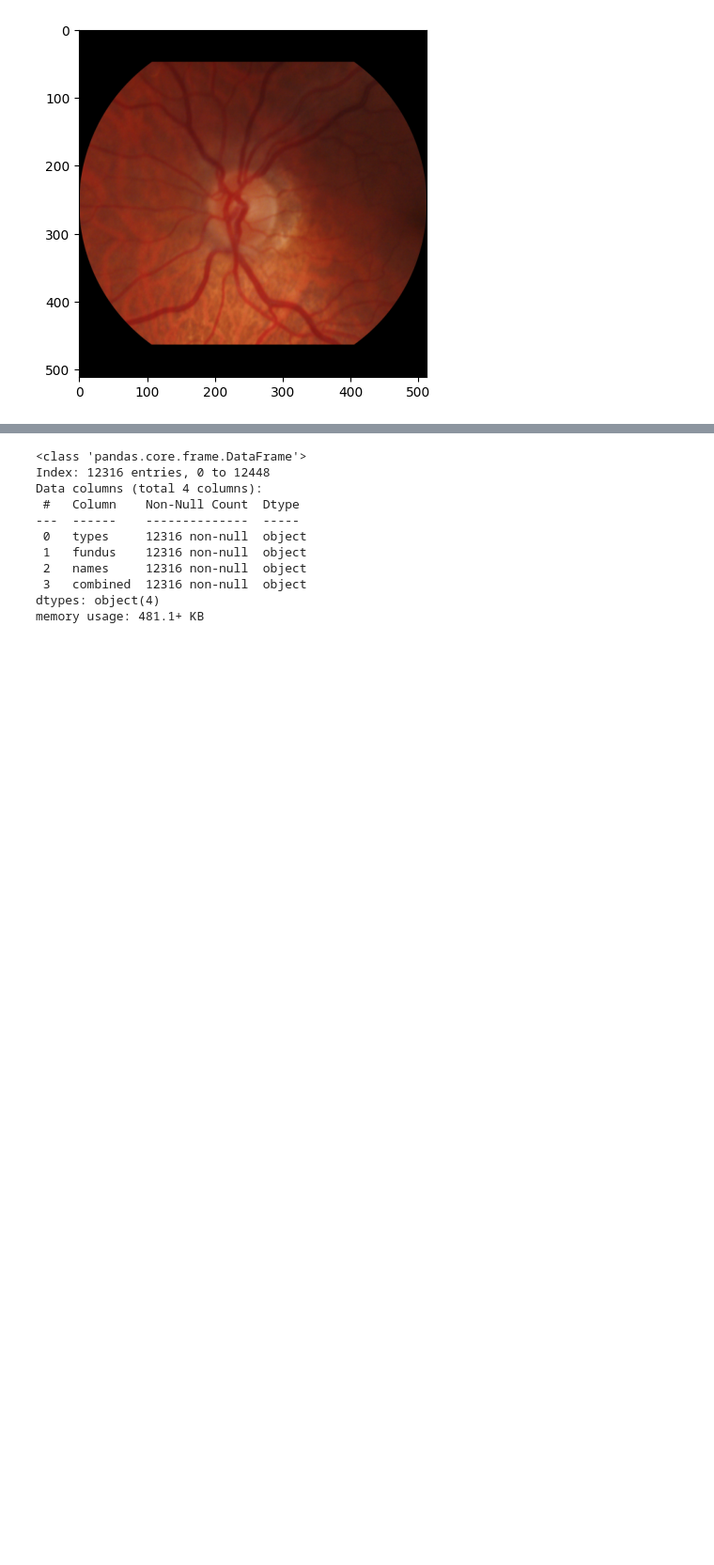
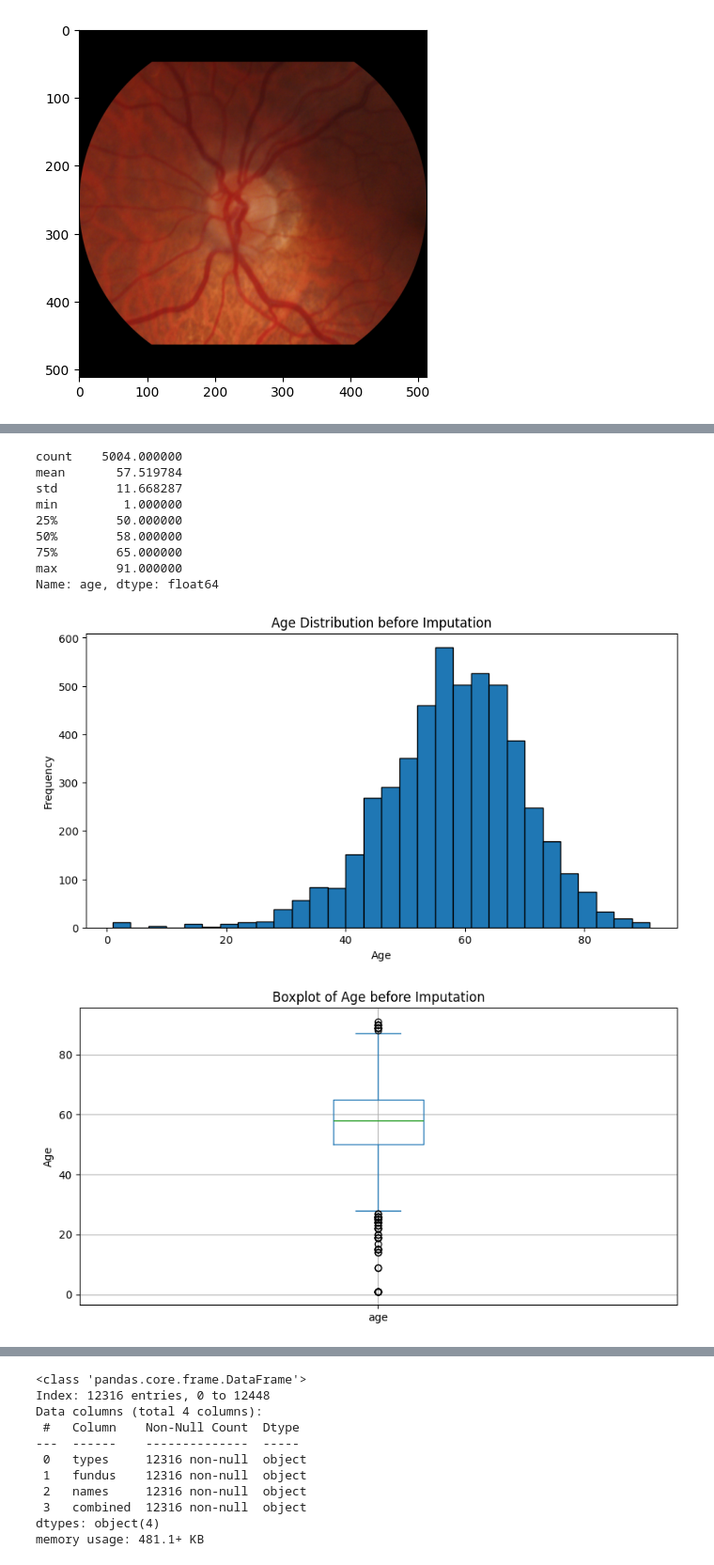
Before and after one commit to AhmedElZubair38/DISSERTATION, a Jupyter notebook: MOSTLY_Data_3/MODEL_2A.ipynb, the cells around one changed output, grey strips where cells are left out. Shown at 94% size. Cells and saved outputs as stored; diff of their text form; code cells hidden in the pictures; blank space fills up the shorter version.

```diff
--- a/MOSTLY_Data_3/MODEL_2A.ipynb
+++ b/MOSTLY_Data_3/MODEL_2A.ipynb
@@ -172,3 +187,36 @@ Name: count, dtype: int64
+# %%
+import pandas as pd
+import matplotlib.pyplot as plt
+
+summary_stats_before = data['age'].describe()
+print(summary_stats_before)
+
+plt.figure(figsize=(10, 5))
+data['age'].hist(bins=30, edgecolor='black')
+plt.title('Age Distribution before Imputation')
+plt.xlabel('Age')
+plt.ylabel('Frequency')
+plt.grid(False)
+plt.show()
+
+plt.figure(figsize=(10, 5))
+data['age'].plot(kind='box')
+plt.title('Boxplot of Age before Imputation')
+plt.ylabel('Age')
+plt.grid(True)
+plt.show()
+# %% [output]
+count    5004.000000
+mean       57.519784
+std        11.668287
+min         1.000000
+25%        50.000000
+50%        58.000000
+75%        65.000000
+max        91.000000
+Name: age, dtype: float64
+[figure, added]
+[figure, added]
 # %%
 data.info()
 # %% [output]
```
Also changed, not shown: parts of 30 cells of this notebook, 2 other files.
